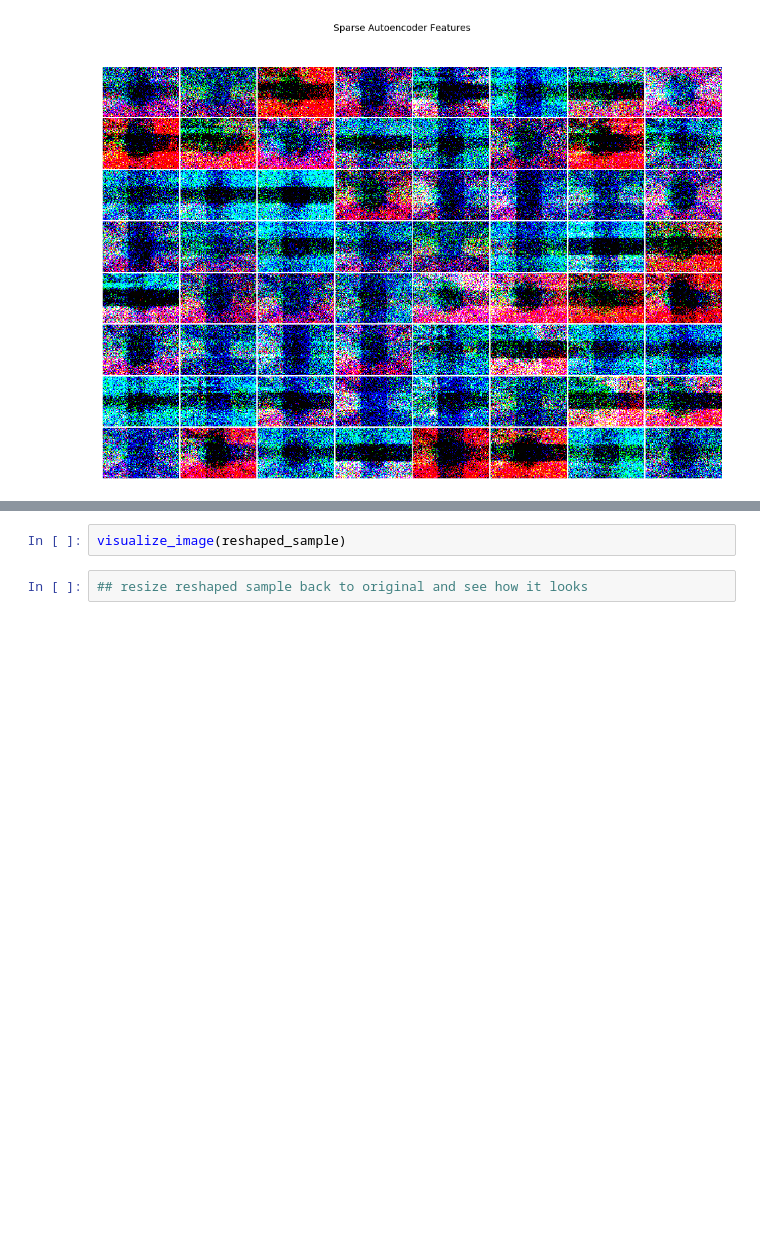
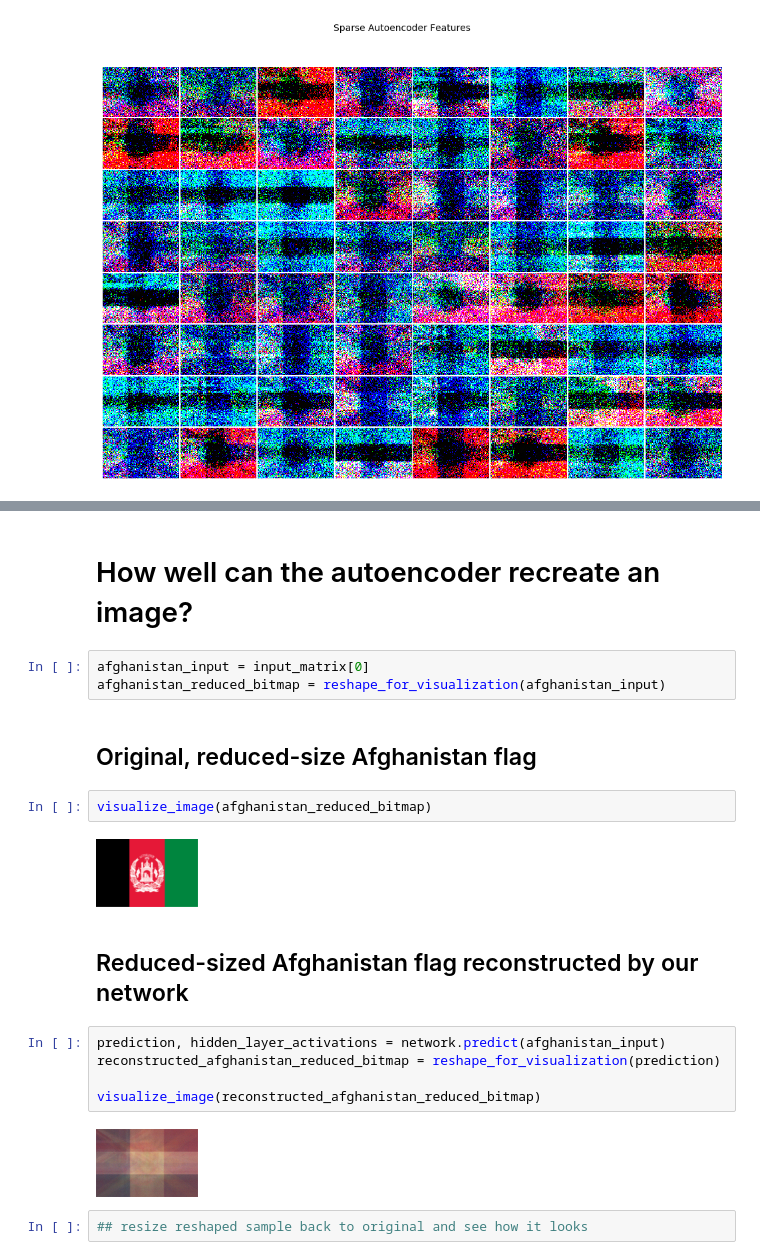
Before and after one commit to cavaunpeu/generate-world-flags, a Jupyter notebook: generate-world-flags.ipynb, the cells around one changed output, grey strips where cells are left out. Drawn from its saved outputs; the diff is of its cells as text; blank space fills up the shorter version.

Commit message:
visualize how well the autoencoder can recreate an image

```diff
--- a/generate-world-flags.ipynb
+++ b/generate-world-flags.ipynb
@@ -194,5 +187,23 @@ reshaped_sample = reshape_for_visualization(sample)
+# %% [markdown]
+# How well can the autoencoder recreate an image?
+# %%
+afghanistan_input = input_matrix[0]
+afghanistan_reduced_bitmap = reshape_for_visualization(afghanistan_input)
+# %% [markdown]
+## Original, reduced-size Afghanistan flag
 # %%
-visualize_image(reshaped_sample)
+visualize_image(afghanistan_reduced_bitmap)
+# %% [output]
+[figure, added]
+# %% [markdown]
+## Reduced-sized Afghanistan flag reconstructed by our network
+# %%
+prediction, hidden_layer_activations = network.predict(afghanistan_input)
+reconstructed_afghanistan_reduced_bitmap = reshape_for_visualization(prediction)
+
+visualize_image(reconstructed_afghanistan_reduced_bitmap)
+# %% [output]
+[figure, added]
 # %%
 ## resize reshaped sample back to original and see how it looks
 # %%
```
Also changed, not shown: parts of 3 cells of this notebook.
